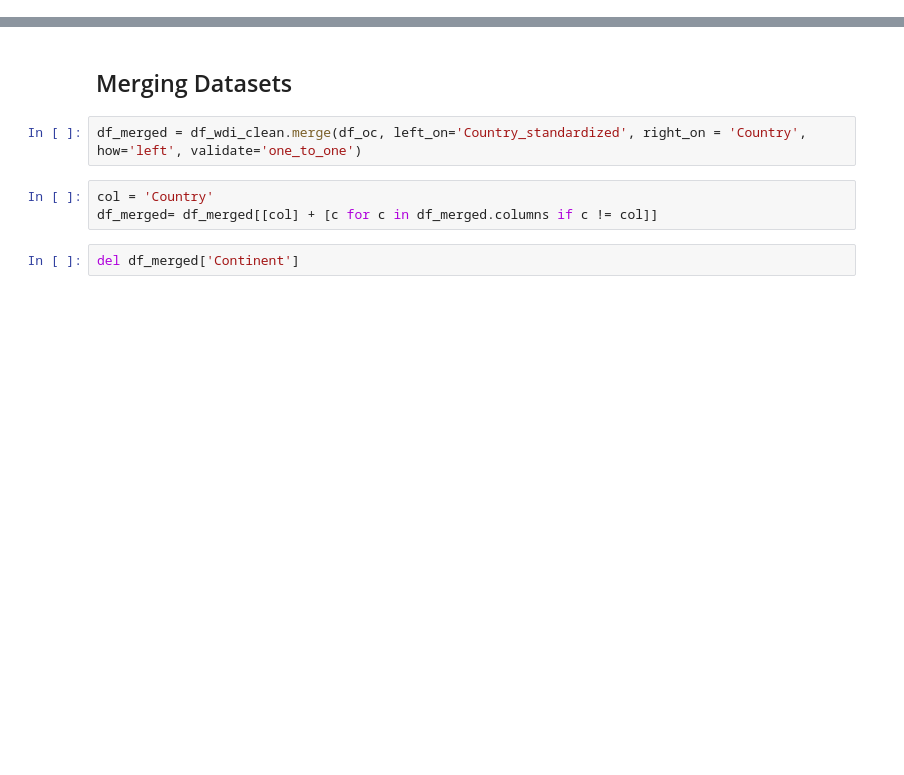
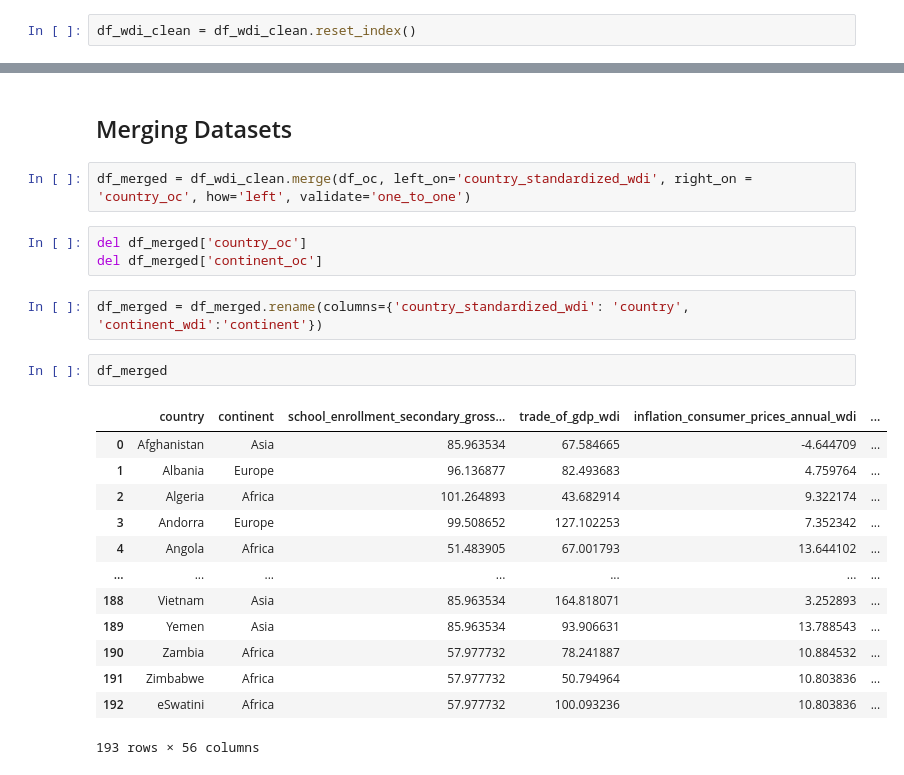
Before and after one commit to paccale/global_crime_indicators, a Jupyter notebook: notebook.ipynb, the cells around one changed output, grey strips where cells are left out. Saved outputs shown, nothing was run; the diff lists cells and outputs as text; blank space fills up the shorter version.

Commit message:
Merged terminated, starting ML

```diff
--- a/notebook.ipynb
+++ b/notebook.ipynb
@@ -705,6 +705,8 @@ Total missing: 34 (17.6%)
     Africa              :  2 missing → Continent mean = 3.40
     Americas            :  1 missing → Continent mean = 3.48
 Sustitution completed: 0 missing values
+# %%
+df_wdi_clean = df_wdi_clean.reset_index()
 # %% [markdown]
 ## Renaming Columns
 # %%
@@ -788,12 +753,28 @@ Index(['index_oc', 'continent_oc', 'region_oc', 'country_oc',
 # %% [markdown]
 ## Merging Datasets
 # %%
-df_merged = df_wdi_clean.merge(df_oc, left_on='Country_standardized', right_on = 'Country', how='left', validate='one_to_one')
+df_merged = df_wdi_clean.merge(df_oc, left_on='country_standardized_wdi', right_on = 'country_oc', how='left', validate='one_to_one')
-# %%
-col = 'Country'
-df_merged= df_merged[[col] + [c for c in df_merged.columns if c != col]]
-# %%
-del df_merged['Continent']
+# %%
+del df_merged['country_oc']
+del df_merged['continent_oc']
+# %%
+df_merged = df_merged.rename(columns={'country_standardized_wdi': 'country', 'continent_wdi':'continent'})
+# %%
+df_merged
+# %% [output]
+|  | country | continent | school_enrollment_secondary_gross... | trade_of_gdp_wdi | inflation_consumer_prices_annual_wdi | ... |
+| 0 | Afghanistan | Asia | 85.963534 | 67.584665 | -4.644709 | ... |
+| 1 | Albania | Europe | 96.136877 | 82.493683 | 4.759764 | ... |
+| 2 | Algeria | Africa | 101.264893 | 43.682914 | 9.322174 | ... |
+| 3 | Andorra | Europe | 99.508652 | 127.102253 | 7.352342 | ... |
+| 4 | Angola | Africa | 51.483905 | 67.001793 | 13.644102 | ... |
+| ... | ... | ... | ... | ... | ... | ... |
+| 188 | Vietnam | Asia | 85.963534 | 164.818071 | 3.252893 | ... |
+| 189 | Yemen | Asia | 85.963534 | 93.906631 | 13.788543 | ... |
+| 190 | Zambia | Africa | 57.977732 | 78.241887 | 10.884532 | ... |
+| 191 | Zimbabwe | Africa | 57.977732 | 50.794964 | 10.803836 | ... |
+| 192 | eSwatini | Africa | 57.977732 | 100.093236 | 10.803836 | ... |
+193 rows × 56 columns
 # %%
 # ============================================================
 # INFO DATASET MERGED
```
Also changed, not shown: parts of 5 cells of this notebook.
